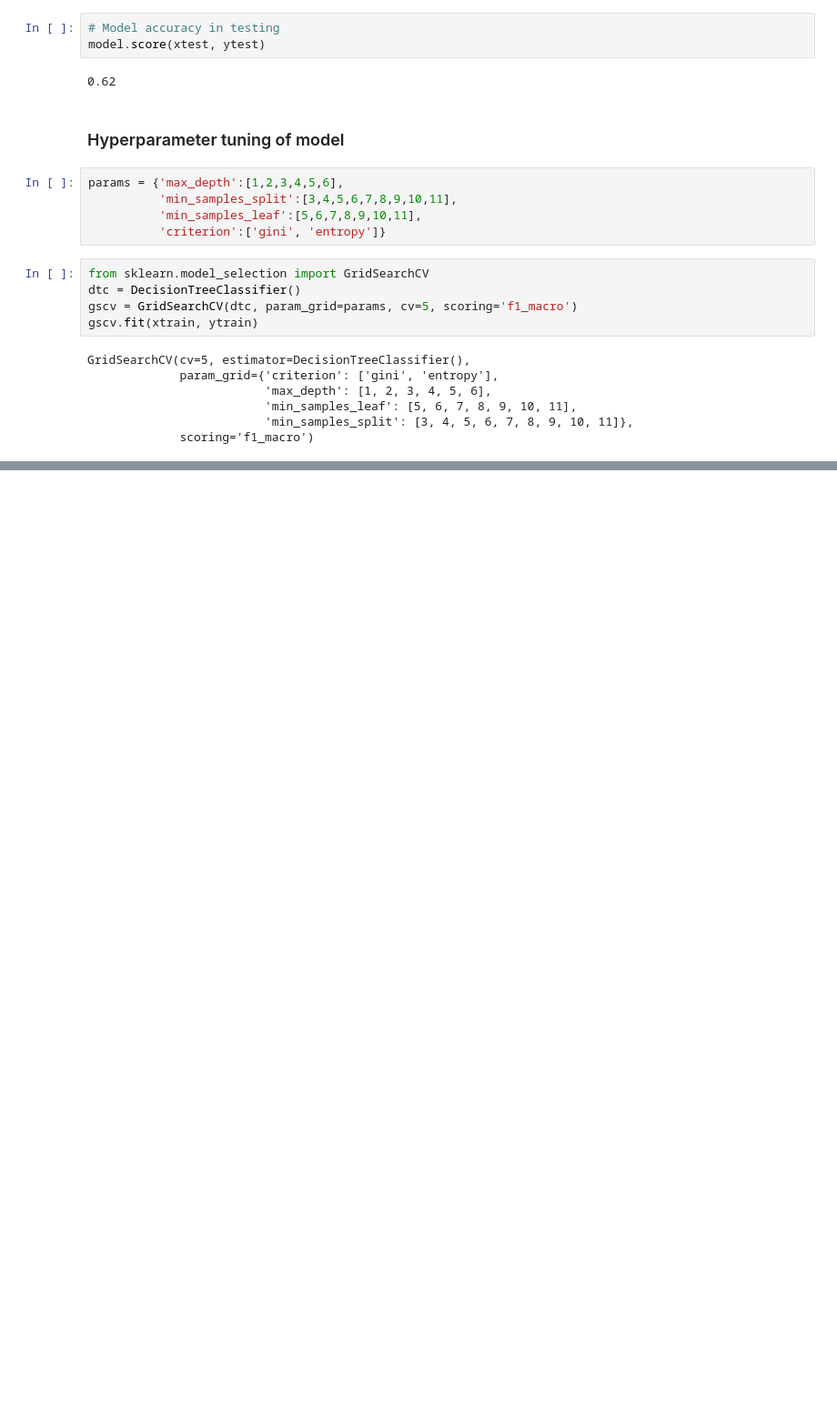
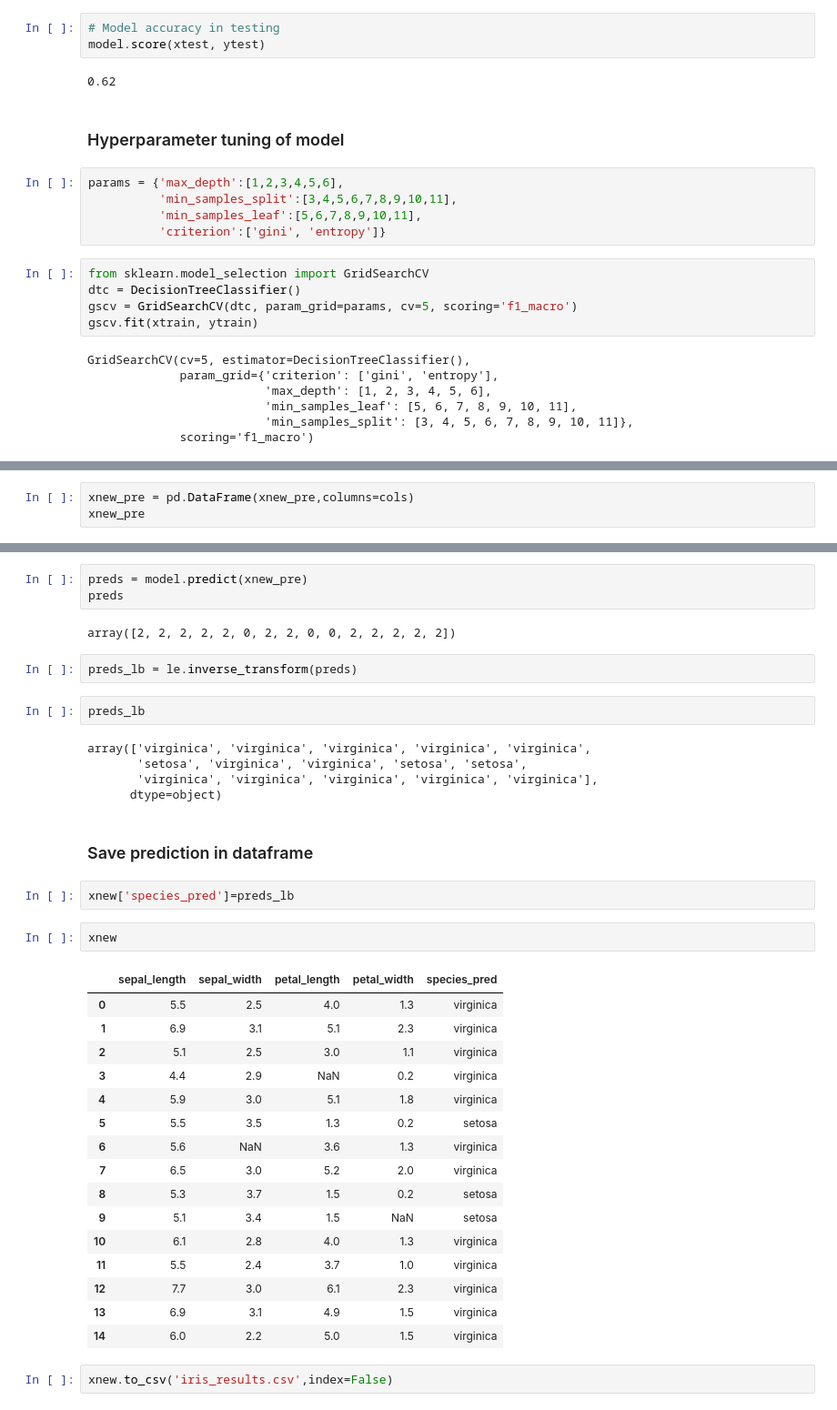
Before and after one commit to pdhanshri/Github, a Jupyter notebook: Decision Tree Classification/DTC.ipynb, the cells around one changed output, grey strips where cells are left out. Shown: that part at 91% size. Saved outputs shown, nothing was run; the diff lists cells and outputs as text; blank space fills up the shorter version.

```diff
--- a/Decision Tree Classification/DTC.ipynb
+++ b/Decision Tree Classification/DTC.ipynb
@@ -192,0 +392,3 @@ GridSearchCV(cv=5, estimator=DecisionTreeClassifier(),
+# %%
+xnew_pre = pd.DataFrame(xnew_pre,columns=cols)
+xnew_pre
@@ -192,0 +412,39 @@ GridSearchCV(cv=5, estimator=DecisionTreeClassifier(),
+# %%
+preds = model.predict(xnew_pre)
+preds
+# %% [output]
+array([2, 2, 2, 2, 2, 0, 2, 2, 0, 0, 2, 2, 2, 2, 2])
+# %%
+preds_lb = le.inverse_transform(preds)
+# %%
+preds_lb
+# %% [output]
+array(['virginica', 'virginica', 'virginica', 'virginica', 'virginica',
+       'setosa', 'virginica', 'virginica', 'setosa', 'setosa',
+       'virginica', 'virginica', 'virginica', 'virginica', 'virginica'],
+      dtype=object)
+# %% [markdown]
+### Save prediction in dataframe
+# %%
+xnew['species_pred']=preds_lb
+# %%
+xnew
+# %% [output]
+|  | sepal_length | sepal_width | petal_length | petal_width | species_pred |
+| 0 | 5.5 | 2.5 | 4.0 | 1.3 | virginica |
+| 1 | 6.9 | 3.1 | 5.1 | 2.3 | virginica |
+| 2 | 5.1 | 2.5 | 3.0 | 1.1 | virginica |
+| 3 | 4.4 | 2.9 | NaN | 0.2 | virginica |
+| 4 | 5.9 | 3.0 | 5.1 | 1.8 | virginica |
+| 5 | 5.5 | 3.5 | 1.3 | 0.2 | setosa |
+| 6 | 5.6 | NaN | 3.6 | 1.3 | virginica |
+| 7 | 6.5 | 3.0 | 5.2 | 2.0 | virginica |
+| 8 | 5.3 | 3.7 | 1.5 | 0.2 | setosa |
+| 9 | 5.1 | 3.4 | 1.5 | NaN | setosa |
+| 10 | 6.1 | 2.8 | 4.0 | 1.3 | virginica |
+| 11 | 5.5 | 2.4 | 3.7 | 1.0 | virginica |
+| 12 | 7.7 | 3.0 | 6.1 | 2.3 | virginica |
+| 13 | 6.9 | 3.1 | 4.9 | 1.5 | virginica |
+| 14 | 6.0 | 2.2 | 5.0 | 1.5 | virginica |
+# %%
+xnew.to_csv('iris_results.csv',index=False)
```
Also changed, not shown: parts of 28 cells of this notebook.
